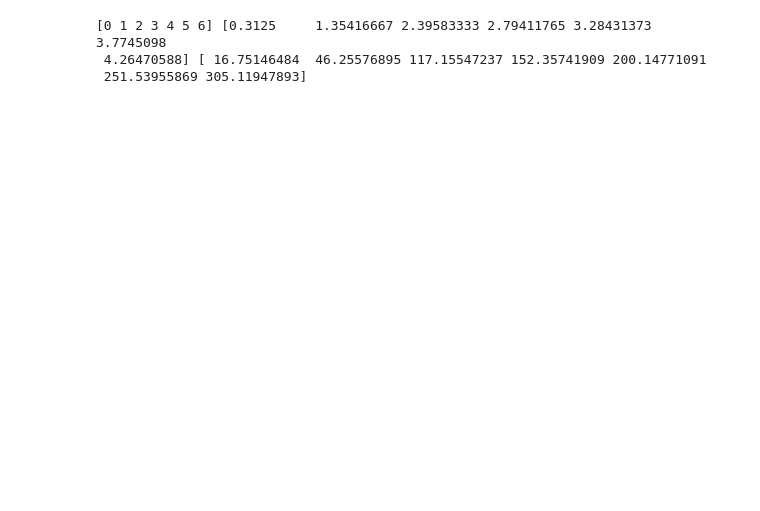
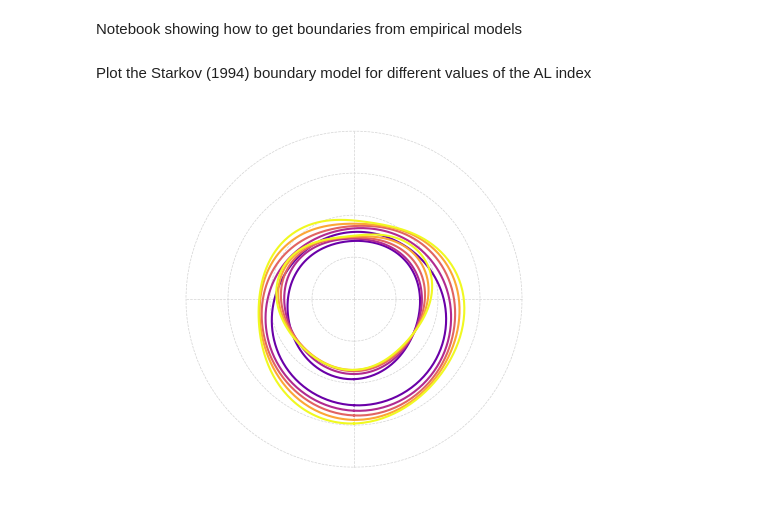
Before and after one commit to aohma/fuvpy, a Jupyter notebook: examples/notebooks/005_oval_models.ipynb, the cells around one changed output. Cells and saved outputs as stored; diff of their text form; code cells hidden in the pictures; blank space fills up the shorter version.

Commit message:
update 005 notebook

```diff
--- a/examples/notebooks/005_oval_models.ipynb
+++ b/examples/notebooks/005_oval_models.ipynb
@@ -1,3 +1,5 @@
+# %% [markdown]
+Notebook showing how to get boundaries from empirical models
 # %%
 import numpy as np
 import pandas as pd
@@ -5,12 +7,20 @@ import matplotlib.pyplot as plt
 
 import fuvpy as fuv
 from polplot import pp
-# %%
-q = np.arange(7)
-kp = fuv.q2kp(q)
-al = fuv.kp2al(kp)
-print(q,kp,al)
-# %% [output]
-[0 1 2 3 4 5 6] [0.3125     1.35416667 2.39583333 2.79411765 3.28431373 3.7745098
- 4.26470588] [ 16.75146484  46.25576895 117.15547237 152.35741909 200.14771091
- 251.53955869 305.11947893]
+# %% [markdown]
+Plot the Starkov (1994) boundary model for different values of the AL index
+# %%
+mlt=np.arange(0,24.1,0.1)
+al=np.arange(0,501,100)
+cmap = plt.cm.get_cmap('plasma',len(al))
+
+pb = fuv.oval_starkov1994(mlt,al,boundary='pb')
+eb = fuv.oval_starkov1994(mlt,al,boundary='eb')
+
+fig,ax = plt.subplots()
+pax=pp(ax)
+for i in range(len(al)):
+    pax.plot(pb[i,:],mlt,color=cmap(i))
+    pax.plot(eb[i,:],mlt,color=cmap(i))
+# %% [output]
+[figure, added]
```
Also changed, not shown: parts of 8 cells of this notebook.
